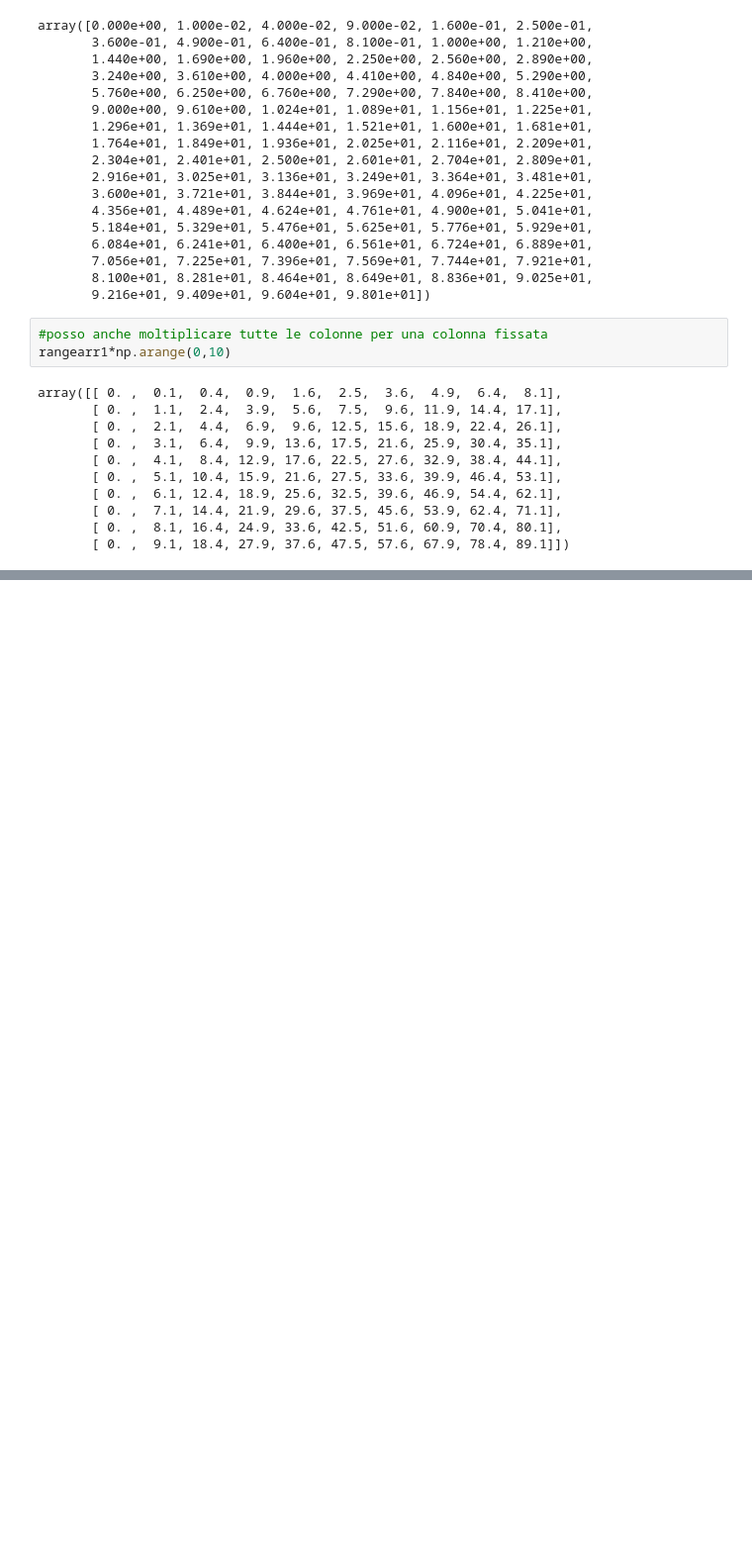
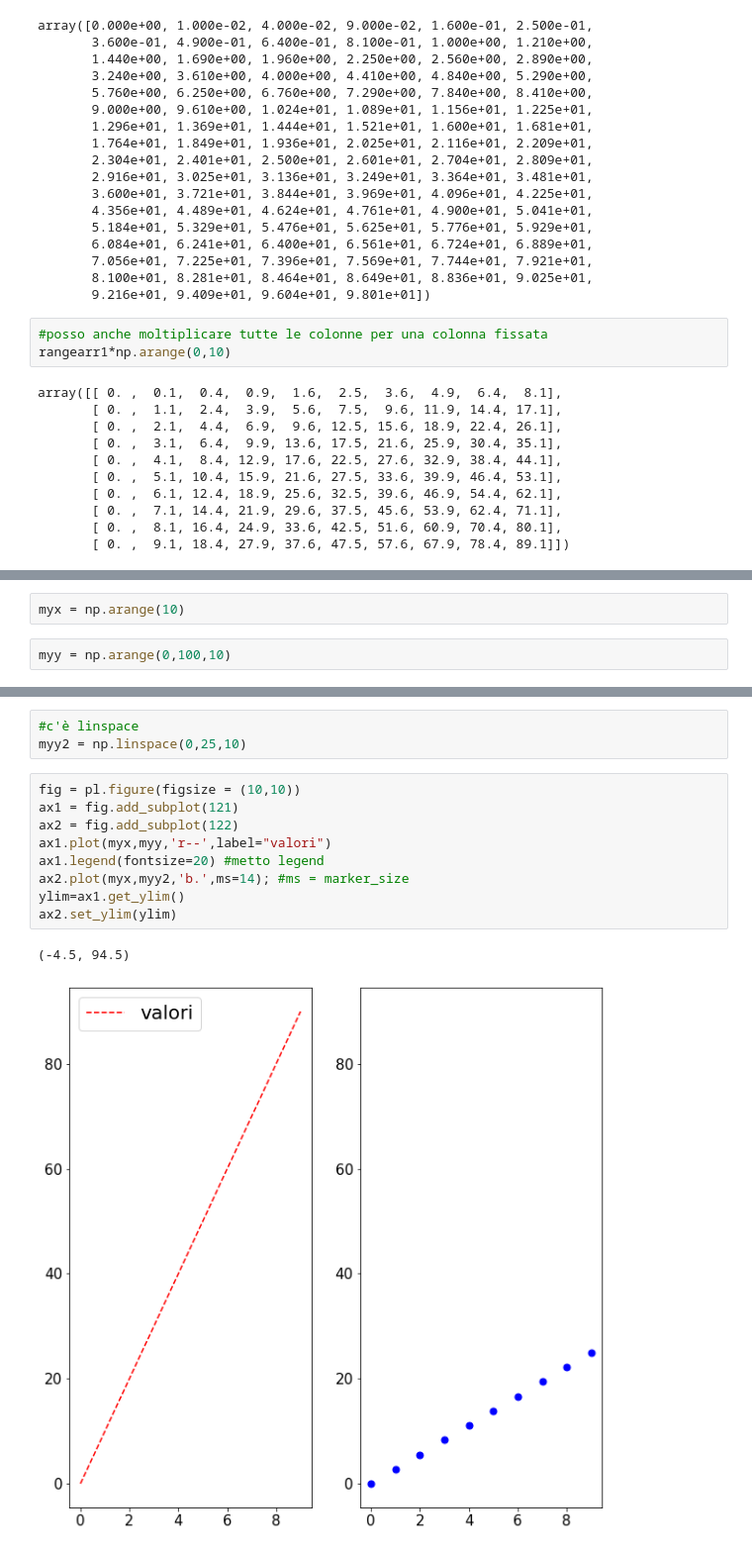
Before and after one commit to massimocipressi/MLPNS_MCipressi, a Jupyter notebook: MPLNS23_bootcamp.ipynb, the cells around one changed output, grey strips where cells are left out. Shown at 99% size. Cells and saved outputs as stored; diff of their text form; blank space fills up the shorter version.

```diff
--- a/MPLNS23_bootcamp.ipynb
+++ b/MPLNS23_bootcamp.ipynb
@@ -883,0 +938,4 @@ array([[ 0. ,  0.1,  0.4,  0.9,  1.6,  2.5,  3.6,  4.9,  6.4,  8.1],
+# %%
+myx = np.arange(10)
+# %%
+myy = np.arange(0,100,10)
@@ -883,0 +959,15 @@ array([[ 0. ,  0.1,  0.4,  0.9,  1.6,  2.5,  3.6,  4.9,  6.4,  8.1],
+# %%
+#c'è linspace
+myy2 = np.linspace(0,25,10)
+# %%
+fig = pl.figure(figsize = (10,10))
+ax1 = fig.add_subplot(121)
+ax2 = fig.add_subplot(122)
+ax1.plot(myx,myy,'r--',label="valori")
+ax1.legend(fontsize=20) #metto legend
+ax2.plot(myx,myy2,'b.',ms=14); #ms = marker_size
+ylim=ax1.get_ylim()
+ax2.set_ylim(ylim)
+# %% [output]
+(-4.5, 94.5)
+[figure, added]
```
Also changed, not shown: parts of 15 cells of this notebook.
